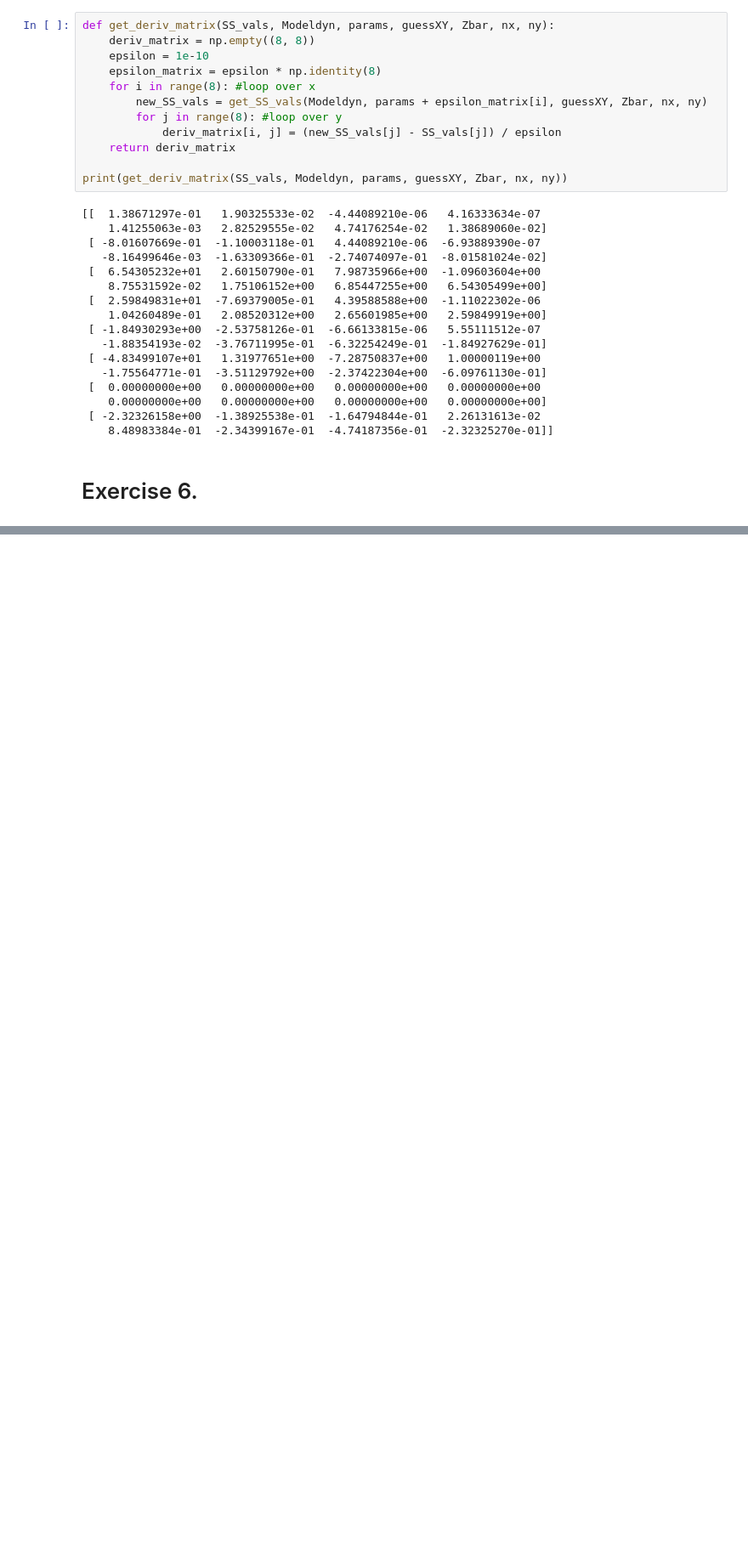
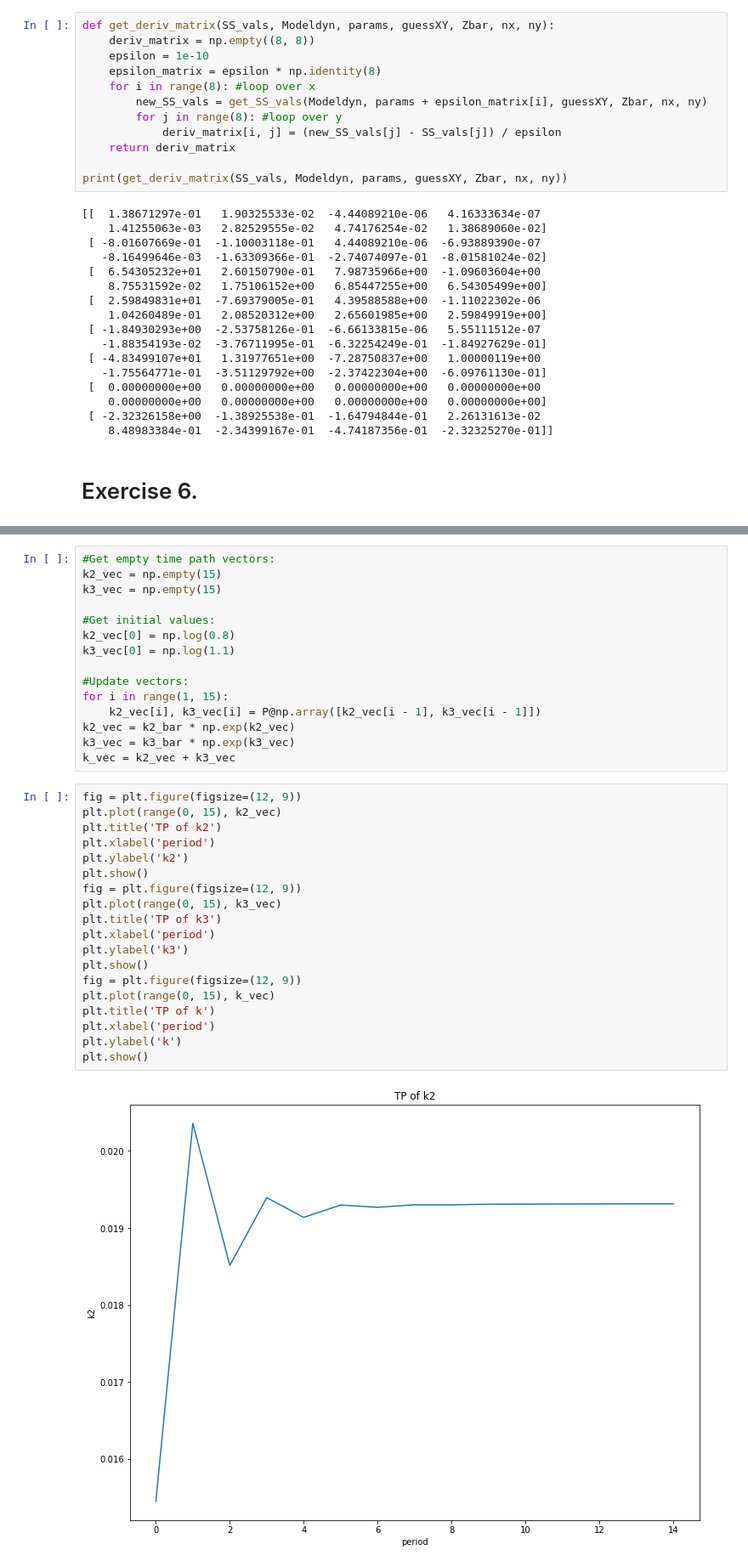
Before and after one commit to ipitman/BootCamp2017, a Jupyter notebook: Econ/Wk5_6_DSGE_Filters/Wk5_6_Econ_PSet/Exercises from Linearization Notes.ipynb, the cells around one changed output, grey strips where cells are left out. Shown at 85% size. Drawn from its saved outputs; the diff is of its cells as text; blank space fills up the shorter version.

```diff
--- a/Econ/Wk5_6_DSGE_Filters/Wk5_6_Econ_PSet/Exercises from Linearization Notes.ipynb
+++ b/Econ/Wk5_6_DSGE_Filters/Wk5_6_Econ_PSet/Exercises from Linearization Notes.ipynb
@@ -345,0 +766,36 @@ print(get_deriv_matrix(SS_vals, Modeldyn, params, guessXY, Zbar, nx, ny))
+# %%
+#Get empty time path vectors:
+k2_vec = np.empty(15)
+k3_vec = np.empty(15)
+
+#Get initial values:
+k2_vec[0] = np.log(0.8)
+k3_vec[0] = np.log(1.1)
+
+#Update vectors:
+for i in range(1, 15):
+    k2_vec[i], k3_vec[i] = P@np.array([k2_vec[i - 1], k3_vec[i - 1]])
+k2_vec = k2_bar * np.exp(k2_vec)
+k3_vec = k3_bar * np.exp(k3_vec)
+k_vec = k2_vec + k3_vec
+# %%
+fig = plt.figure(figsize=(12, 9))
+plt.plot(range(0, 15), k2_vec)
+plt.title('TP of k2')
+plt.xlabel('period')
+plt.ylabel('k2')
+plt.show()
+fig = plt.figure(figsize=(12, 9))
+plt.plot(range(0, 15), k3_vec)
+plt.title('TP of k3')
+plt.xlabel('period')
+plt.ylabel('k3')
+plt.show()
+fig = plt.figure(figsize=(12, 9))
+plt.plot(range(0, 15), k_vec)
+plt.title('TP of k')
+plt.xlabel('period')
+plt.ylabel('k')
+plt.show()
+# %% [output]
+[figure, added]
```
Also changed, not shown: parts of 16 cells of this notebook, 5 other files.
